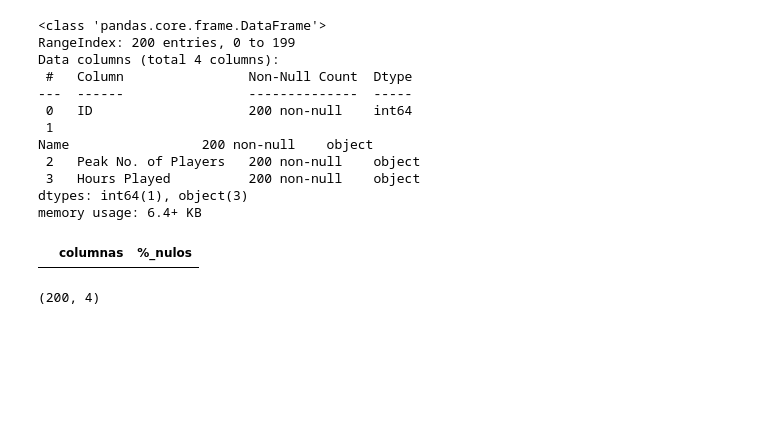
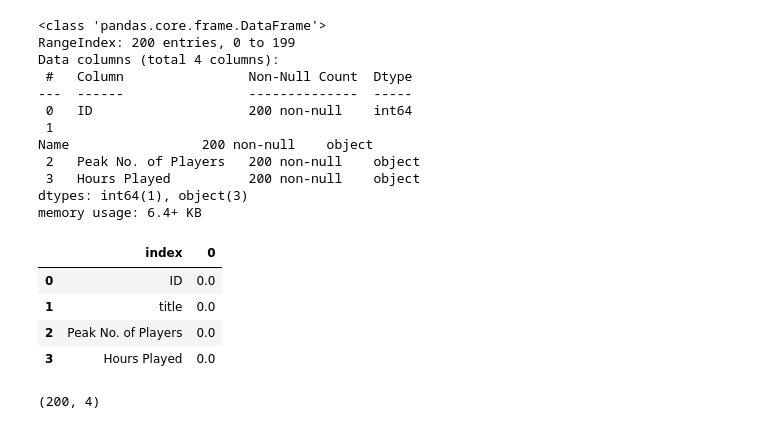
Before and after one commit to JacoboFdez/PROJECTO, a Jupyter notebook: notebook/CSV´s.ipynb, the cells around one changed output. Cells and saved outputs as stored; diff of their text form; code cells hidden in the pictures; blank space fills up the shorter version.

```diff
--- a/notebook/CSV´s.ipynb
+++ b/notebook/CSV´s.ipynb
@@ -47,13 +47,16 @@ Name                 200 non-null    object
 dtypes: int64(1), object(3)
 memory usage: 6.4+ KB
 # %%
-
-nulos_hours = (df_hours.isnull().sum() / df_hours.shape[0] * 100).reset_index()
-nulos_hours = nulos_hours[nulos_hours[0] > 0]
-nulos_hours.columns = ["columnas", "%_nulos"]
-nulos_hours
+def porcentaje_nulos(a):
+    return (a.isnull().sum() / a.shape[0] * 100).reset_index()
-# %% [output]
-|  | columnas | %_nulos |
+# %%
+porcentaje_nulos(df_hours)
+# %% [output]
+|  | index | 0 |
+| 0 | ID | 0.0 |
+| 1 | title | 0.0 |
+| 2 | Peak No. of Players | 0.0 |
+| 3 | Hours Played | 0.0 |
 # %%
 df_hours.shape
 # %% [output]
```
Also changed, not shown: parts of 13 cells of this notebook.
